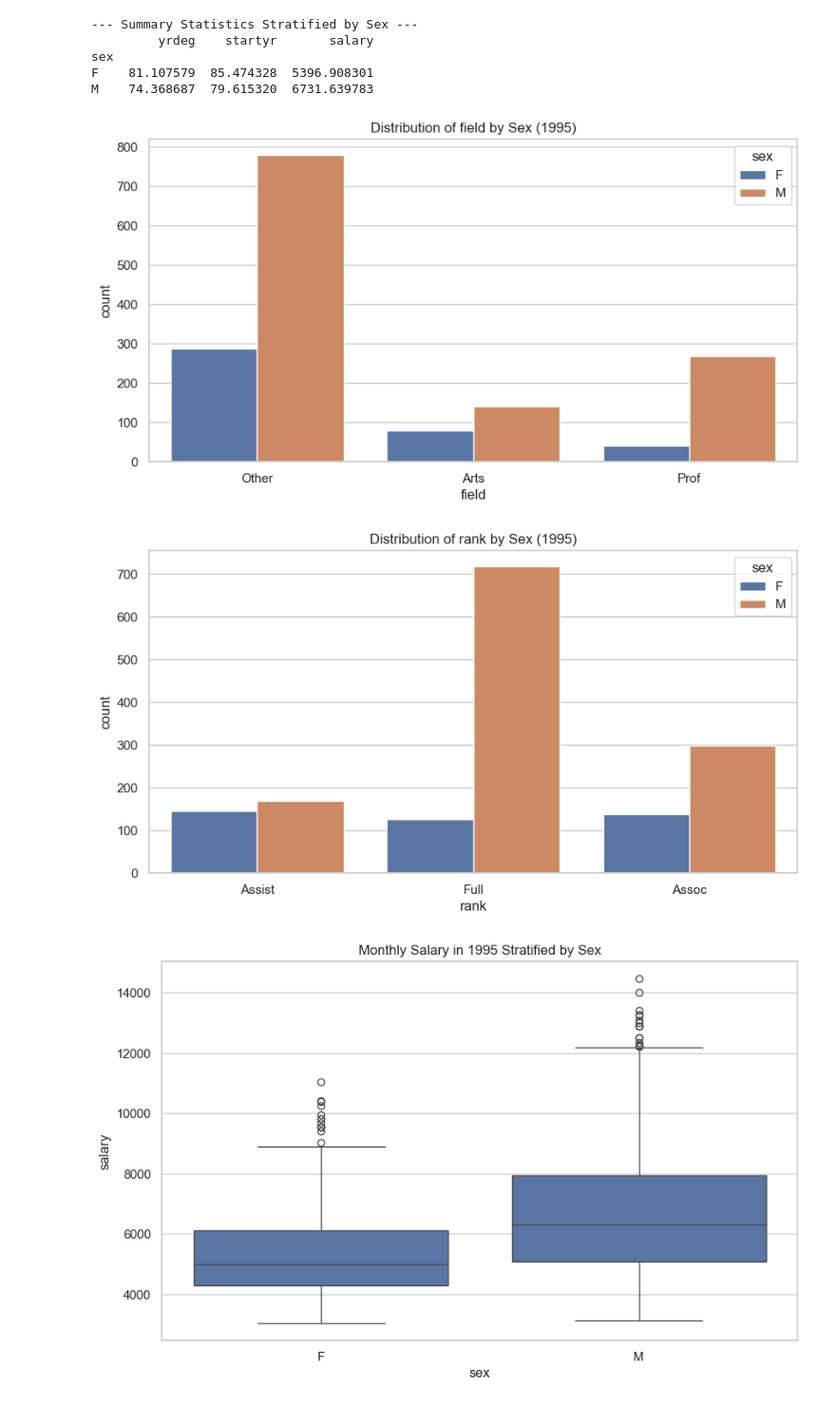
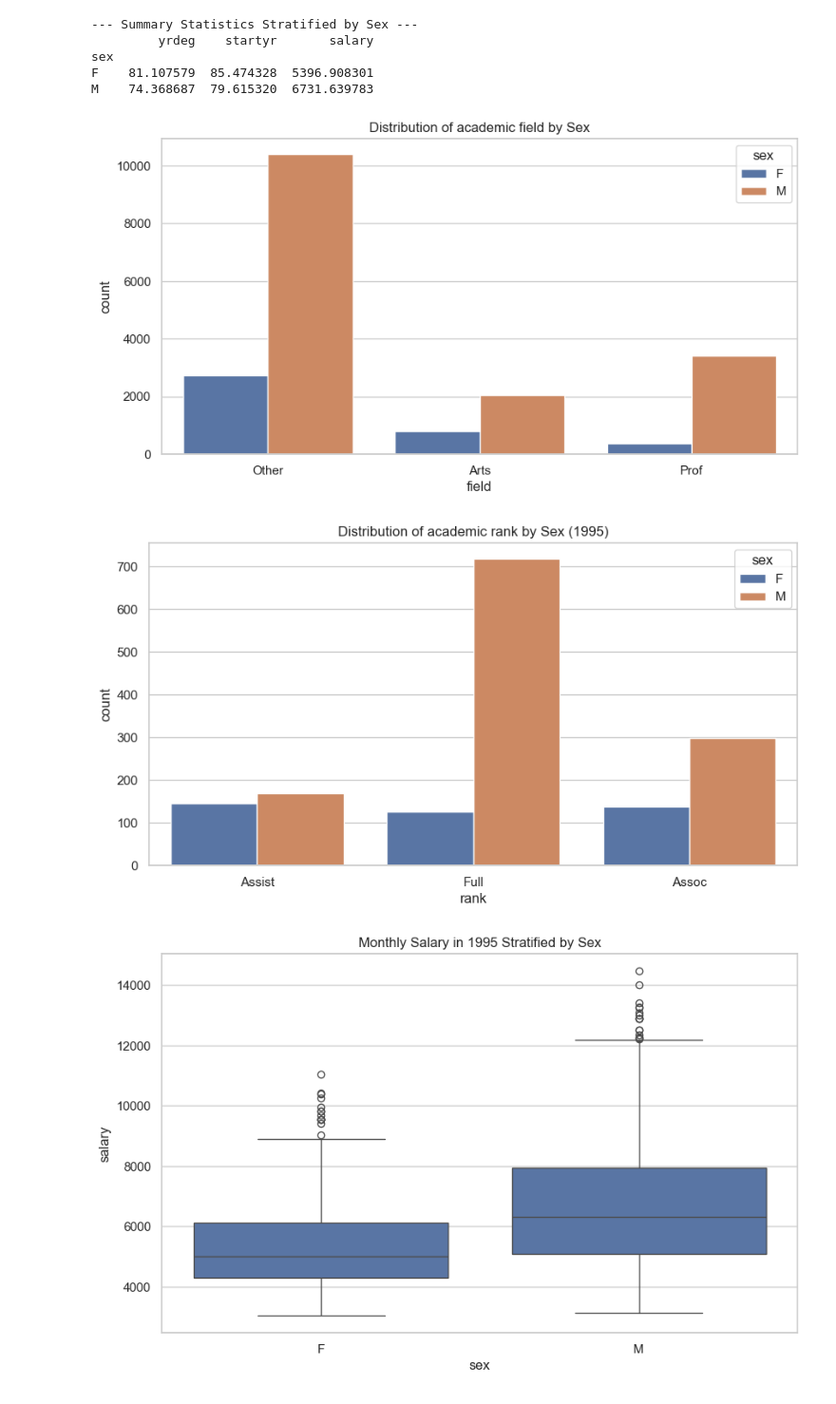
Before and after one commit to Jaiycex/Data557_Project_StoryTeam, a Jupyter notebook: Milestone 2.ipynb, the cells around one changed output. Shown at 95% size. Drawn from its saved outputs; the diff is of its cells as text; code cells hidden in the pictures.

```diff
--- a/Milestone 2.ipynb
+++ b/Milestone 2.ipynb
@@ -79,14 +79,19 @@ F    81.107579  85.474328  5396.908301
 M    74.368687  79.615320  6731.639783
 # %%
 sns.set(style="whitegrid")
-for var in cat_vars:
-    plt.figure(figsize=(10, 5))
-    sns.countplot(data=df_95, x=var, hue='sex')
-    plt.title(f'Distribution of {var} by Sex (1995)')
-    plt.show()
+plt.figure(figsize=(10, 5))
+sns.countplot(data=df, x='field', hue='sex')
+plt.title(f'Distribution of academic field by Sex')
+plt.show()
 # %% [output]
-[figure, old version]
+[figure, new version]
-[figure, removed]
+# %%
+plt.figure(figsize=(10, 5))
+sns.countplot(data=df_95, x='rank', hue='sex')
+plt.title(f'Distribution of academic rank by Sex (1995)')
+plt.show()
+# %% [output]
+[figure, added]
 # %%
 plt.figure(figsize=(10, 6))
 sns.boxplot(data=df_95, x='sex', y='salary')
```
Also changed, not shown: parts of 1 cell of this notebook.
